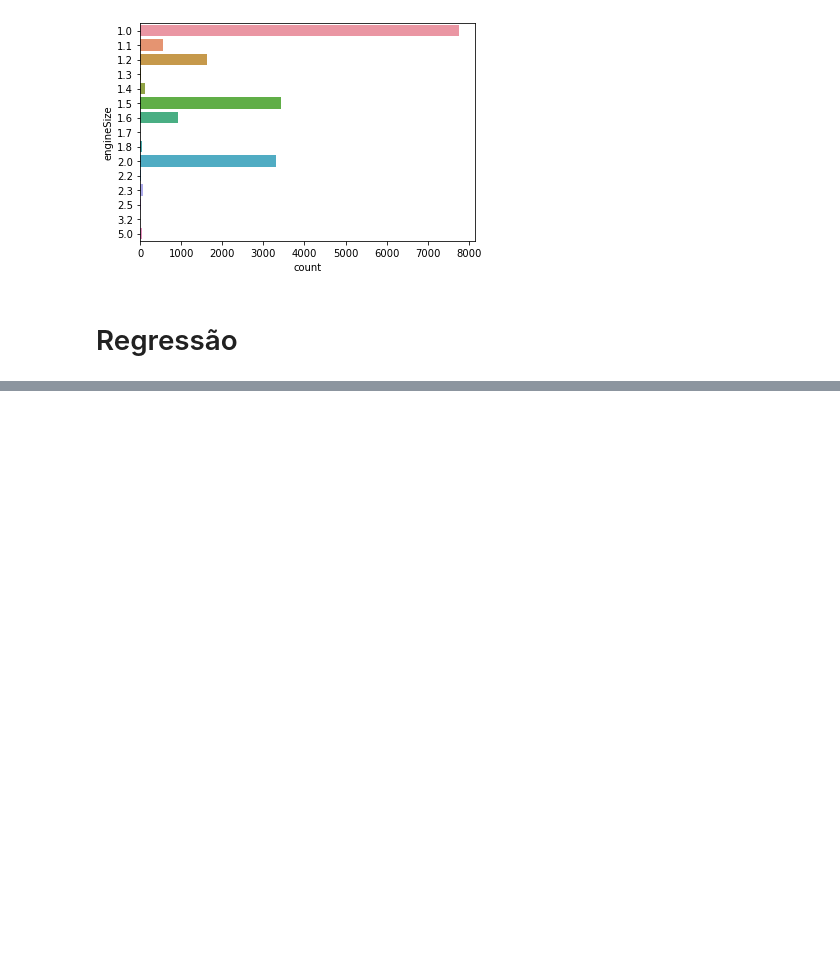
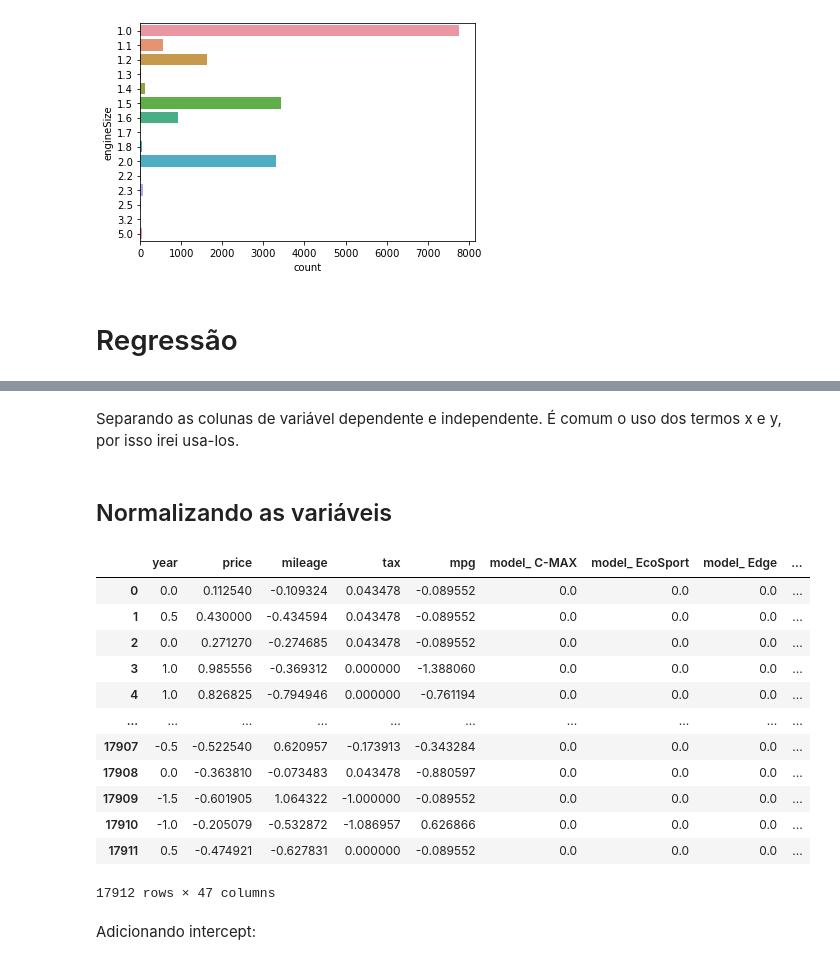
Before and after one commit to pedro-sgr/mep-projeto, a Jupyter notebook: mep.ipynb, the cells around one changed output, grey strips where cells are left out. Drawn from its saved outputs; the diff is of its cells as text; code cells hidden in the pictures; blank space fills up the shorter version.

```diff
--- a/mep.ipynb
+++ b/mep.ipynb
@@ -678,0 +691,4 @@ from sklearn.model_selection import train_test_split
+# %% [markdown]
+Separando as colunas de variável dependente e independente. É comum o uso dos termos x e y, por isso irei usa-los.
+# %% [markdown]
+## Normalizando as variáveis
@@ -678,0 +697,21 @@ from sklearn.model_selection import train_test_split
+# %%
+robusto = RobustScaler()
+ford_ajustado = pd.DataFrame(robusto.fit_transform(ford), columns=ford.columns)
+# %%
+ford_ajustado
+# %% [output]
+|  | year | price | mileage | tax | mpg | model_ C-MAX | model_ EcoSport | model_ Edge | ... |
+| 0 | 0.0 | 0.112540 | -0.109324 | 0.043478 | -0.089552 | 0.0 | 0.0 | 0.0 | ... |
+| 1 | 0.5 | 0.430000 | -0.434594 | 0.043478 | -0.089552 | 0.0 | 0.0 | 0.0 | ... |
+| 2 | 0.0 | 0.271270 | -0.274685 | 0.043478 | -0.089552 | 0.0 | 0.0 | 0.0 | ... |
+| 3 | 1.0 | 0.985556 | -0.369312 | 0.000000 | -1.388060 | 0.0 | 0.0 | 0.0 | ... |
+| 4 | 1.0 | 0.826825 | -0.794946 | 0.000000 | -0.761194 | 0.0 | 0.0 | 0.0 | ... |
+| ... | ... | ... | ... | ... | ... | ... | ... | ... | ... |
+| 17907 | -0.5 | -0.522540 | 0.620957 | -0.173913 | -0.343284 | 0.0 | 0.0 | 0.0 | ... |
+| 17908 | 0.0 | -0.363810 | -0.073483 | 0.043478 | -0.880597 | 0.0 | 0.0 | 0.0 | ... |
+| 17909 | -1.5 | -0.601905 | 1.064322 | -1.000000 | -0.089552 | 0.0 | 0.0 | 0.0 | ... |
+| 17910 | -1.0 | -0.205079 | -0.532872 | -1.086957 | 0.626866 | 0.0 | 0.0 | 0.0 | ... |
+| 17911 | 0.5 | -0.474921 | -0.627831 | 0.000000 | -0.089552 | 0.0 | 0.0 | 0.0 | ... |
+17912 rows × 47 columns
+# %% [markdown]
+Adicionando intercept:
```
Also changed, not shown: parts of 64 cells of this notebook.
